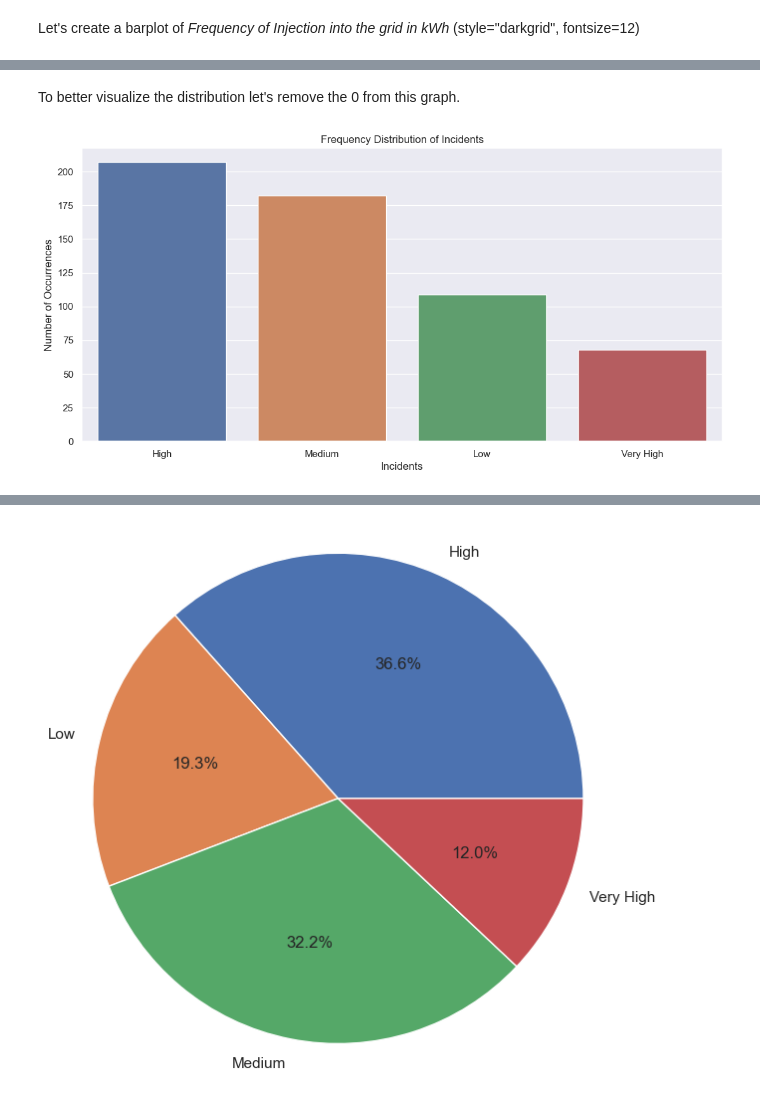
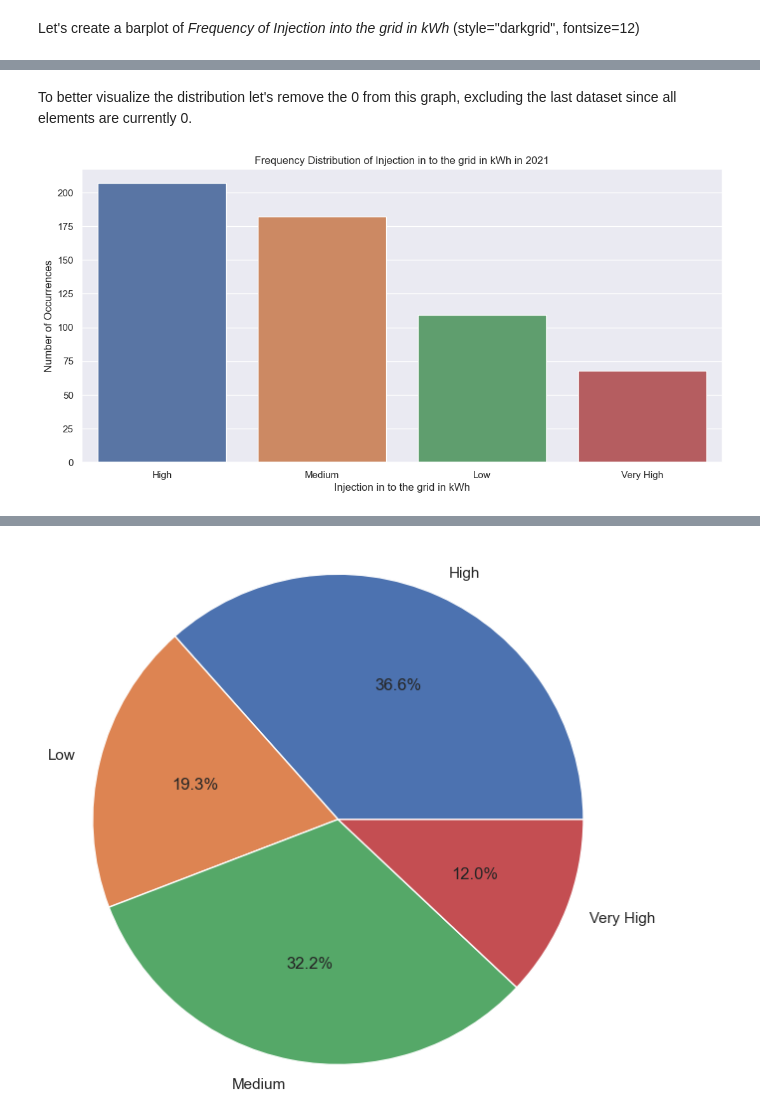
Before and after one commit to AN-DRE4/DadosAprendizagemAutomatica, a Jupyter notebook: CompKaggle.ipynb, the cells around one changed output, grey strips where cells are left out. Saved outputs shown, nothing was run; the diff lists cells and outputs as text; code cells hidden in the pictures.

Commit message:
Added all changes to the other 4 datasets

```diff
--- a/CompKaggle.ipynb
+++ b/CompKaggle.ipynb
@@ -536,0 +822,9 @@ plt.show()
+# %%
+weather_discription_count_2 = meteo_2_copy['weather_description'].value_counts()
+sns.set(style="darkgrid")
+plt.figure(figsize=(13, 6))
+sns.barplot(x=weather_discription_count_2.index, y=weather_discription_count_2.values)
+plt.title('Frequency Distribution of Weather Description in 2022')
+plt.ylabel('Number of Occurences', fontsize=12)
+plt.xlabel('Weather Description', fontsize=12)
+plt.show()
@@ -536,0 +833,9 @@ plt.show()
+# %%
+weather_discription_count_test = meteo_test_copy['weather_description'].value_counts()
+sns.set(style="darkgrid")
+plt.figure(figsize=(13, 6))
+sns.barplot(x=weather_discription_count_test.index, y=weather_discription_count_test.values)
+plt.title('Frequency Distribution of Weather Description in 2023')
+plt.ylabel('Number of Occurences', fontsize=12)
+plt.xlabel('Weather Description', fontsize=12)
+plt.show()
@@ -805,0 +1155,9 @@ plt.show()
+# %%
+injection_count_2 = energy_2_copy['Injecao na rede (kWh)'].value_counts()
+sns.set(style="darkgrid")
+plt.figure(figsize=(13, 6))
+sns.barplot(x=injection_count_2.index, y=injection_count_2.values)
+plt.title('Frequency Distribution of Injection in to the grid in kWh in 2022')
+plt.ylabel('Number of Occurences', fontsize=12)
+plt.xlabel('Injection in to the grid in kWh', fontsize=12)
+plt.show()
@@ -805,0 +1166,9 @@ plt.show()
+# %%
+injection_count_test = energy_test_copy['Injecao na rede (kWh)'].value_counts()
+sns.set(style="darkgrid")
+plt.figure(figsize=(13, 6))
+sns.barplot(x=injection_count_test.index, y=injection_count_test.values)
+plt.title('Frequency Distribution of Injection in to the grid in kWh in 2023')
+plt.ylabel('Number of Occurences', fontsize=12)
+plt.xlabel('Injection in to the grid in kWh', fontsize=12)
+plt.show()
@@ -806,16 +1177,16 @@ plt.show()
 # %% [markdown]
-To better visualize the distribution let's remove the 0 from this graph.
+To better visualize the distribution let's remove the 0 from this graph, excluding the last dataset since all elements are currently 0.
 # %%
 unwanted_value = 0
 
 filtered_injection_count = energy_1_copy[energy_1_copy['Injecao na rede (kWh)'] != unwanted_value]['Injecao na rede (kWh)'].value_counts()
 
 sns.set(style="darkgrid")
 plt.figure(figsize=(13, 6))
 sns.barplot(x=filtered_injection_count.index, y=filtered_injection_count.values)
-plt.title('Frequency Distribution of Incidents')
+plt.title('Frequency Distribution of Injection in to the grid in kWh in 2021')
 plt.ylabel('Number of Occurrences', fontsize=12)
-plt.xlabel('Incidents', fontsize=12)
+plt.xlabel('Injection in to the grid in kWh', fontsize=12)
 plt.show()
 # %% [output]
-[figure, old version]
+[figure, new version]
```
Also changed, not shown: parts of 104 cells of this notebook, 3 other files.
